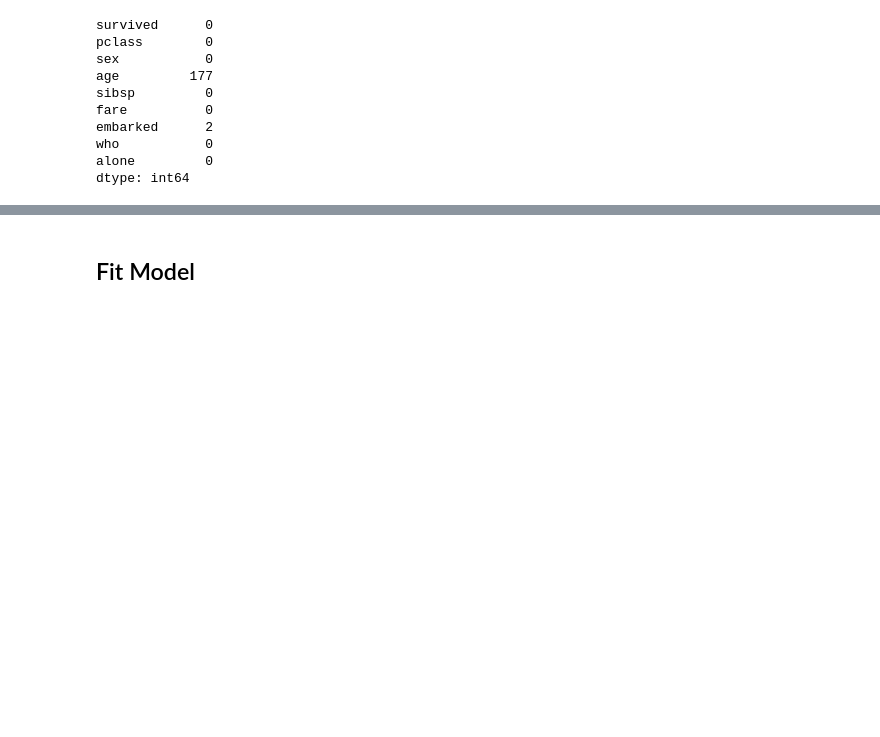
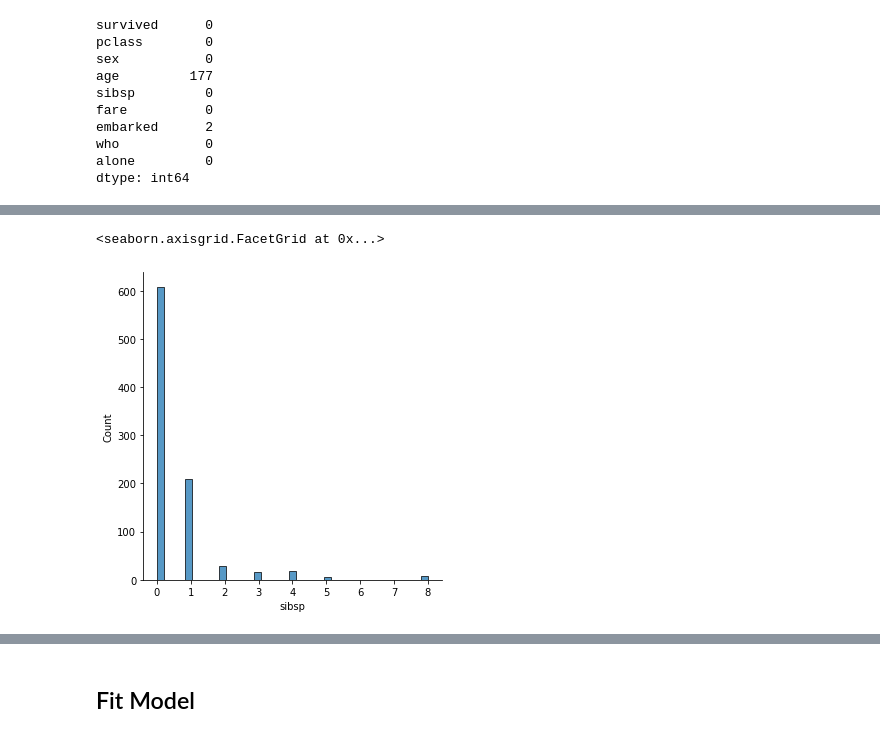
Before and after one commit to rolandina/project_ml, a Jupyter notebook: notebooks/model.ipynb, the cells around one changed output, grey strips where cells are left out. Saved outputs shown, nothing was run; the diff lists cells and outputs as text; code cells hidden in the pictures; blank space fills up the shorter version.

```diff
--- a/notebooks/model.ipynb
+++ b/notebooks/model.ipynb
@@ -64,7 +97,10 @@ dtype: int64
 # %%
-df_final['alone'] = df_final['alone'].replace([True, False], [1,0])
-df_final['adult'] = df_final['who'].replace(["man","woman", 'child'], [1,1,0])
+df_final['alone'] = df_final['alone'].replace([True, False], [1, 0])
+df_final['adult'] = df_final['who'].replace(["man", "woman", 'child'],
+                                            [1, 1, 0])
 df_final = df_final.drop(columns=['who'])
-df_final['sex'] = df_final['sex'].replace(['male', 'female'], [1,0])
-df_final['embarked'] = df_final['embarked'].replace(['C', 'Q', 'S'], [0,1,2])
-df_final.replace(np.nan, np.mean(df_final[df_final['adult']==1]['adult']), inplace=True)
+df_final['sex'] = df_final['sex'].replace(['male', 'female'], [1, 0])
+df_final['embarked'] = df_final['embarked'].replace(['C', 'Q', 'S'], [0, 1, 2])
+df_final.replace(np.nan,
+                 np.mean(df_final[df_final['adult'] == 1]['adult']),
+                 inplace=True)
@@ -74,0 +107,5 @@ array([1, 0, 3, 4, 2, 5, 8])
+# %%
+sns.displot(df_final.sibsp)
+# %% [output]
+<seaborn.axisgrid.FacetGrid at 0x...>
+[figure, added]
```
Also changed, not shown: parts of 6 cells of this notebook, 1 other file.
